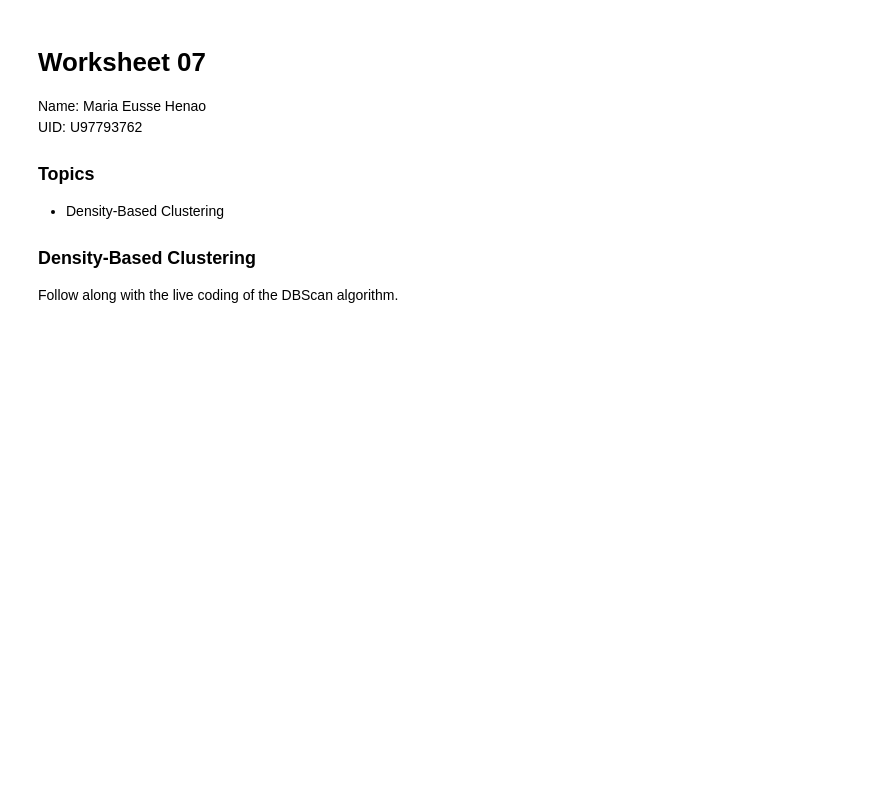
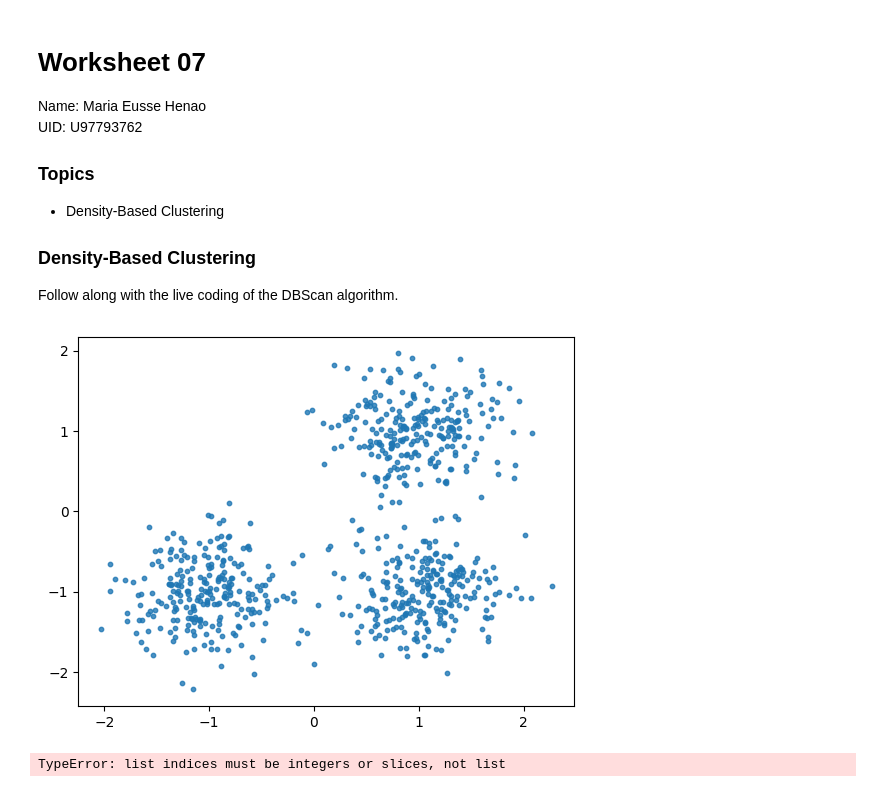
Before and after one commit to MariaEusseHenao/Worksheets506, a Jupyter notebook: worksheet_07.ipynb, the cells around one changed output. Saved outputs shown, nothing was run; the diff lists cells and outputs as text; code cells hidden in the pictures; blank space fills up the shorter version.

```diff
--- a/worksheet_07.ipynb
+++ b/worksheet_07.ipynb
@@ -14,31 +14,89 @@ Follow along with the live coding of the DBScan algorithm.
 # %%
 import numpy as np
 import matplotlib.pyplot as plt
 import sklearn.datasets as datasets
 
 centers = [[1, 1], [-1, -1], [1, -1]]
 X, _ = datasets.make_blobs(n_samples=750, centers=centers, cluster_std=0.4,
                             random_state=0)
 plt.scatter(X[:,0],X[:,1],s=10, alpha=0.8)
 plt.show()
 
 class DBC():
 
     def __init__(self, dataset, min_pts, epsilon):
         self.dataset = dataset
         self.min_pts = min_pts
         self.epsilon = epsilon
+        self.assignments = [0 for _ in range(len(self.dataset))] #0 means not assign
+
+
+
+    def distance(self, i, j):
+        ### returns the euclidean distance
+        return np.linalg.norm([self.dataset[i] - self.dataset[j]]) #possible bug
+
+
+    def get_neighborhood(self, i):
+        neighborhood = []
+        for j in range(len(self.dataset)):
+            if self.distance(i, j) <= self.epsilon and i != j:
+                neighborhood.append(j)
+        return neighborhood
+
+
+
+    def is_core(self, i):
+        neighborhood = []
+        for j in range(len(self.dataset)):
+            if self.distance(i, j) <= self.epsilon and i != j:
+                neighborhood.append(j)
+        return len(neighborhood) >= self.min_pts
+
+    def assign(self, i, cluster_num):
+        self.assignments[i] = cluster_num
+        neighbor_queue = self.get_neighborhood(i)
+
+        while neighbor_queue:
+            next_candidate = neighbor_queue.pop()
+            if self.assignments[next_candidate] != 0:
+                #already assigned
+                #duplicates can occur when adding points in neighborhoods
+                #that have not been assigned
+                continue
+
+
+            self.assignments[next_candidate] = cluster_num
+
+            if self.is_core(next_candidate):
+                self.assignments[next_candidate] = cluster_num
+                next_neighborhood = self.get_neighborhood(next_candidate)
+                neighbor_queue.append([i for i in next_neighborhood if self.assignments[i] == 0])
+        return
+
+
+
+
 
     def dbscan(self):
         """
         returns a list of assignments. The index of the
         assignment should match the index of the data point
         in the dataset.
         """
-        return
 
-clustering = DBC(X, 3, .2).dbscan()
+        cluster_num = 1
+        for i in range(len(self.dataset)):
+            if self.is_core(i) and self.assignments[i] == 0:
+                self.assign(i, cluster_num)
+                cluster_num +=1
+        return self.assignments
+
+clustering = DBC(X, 3, .1).dbscan()
 colors = np.array([x for x in 'bgrcmykbgrcmykbgrcmykbgrcmyk'])
-colors = np.hstack([colors] * 20)
+colors = np.hstack([colors] * 40)
 plt.scatter(X[:, 0], X[:, 1], color=colors[clustering].tolist(), s=10, alpha=0.8)
 plt.show()
+# %% [output]
+[figure, added]
+TypeError: list indices must be integers or slices, not list
```
